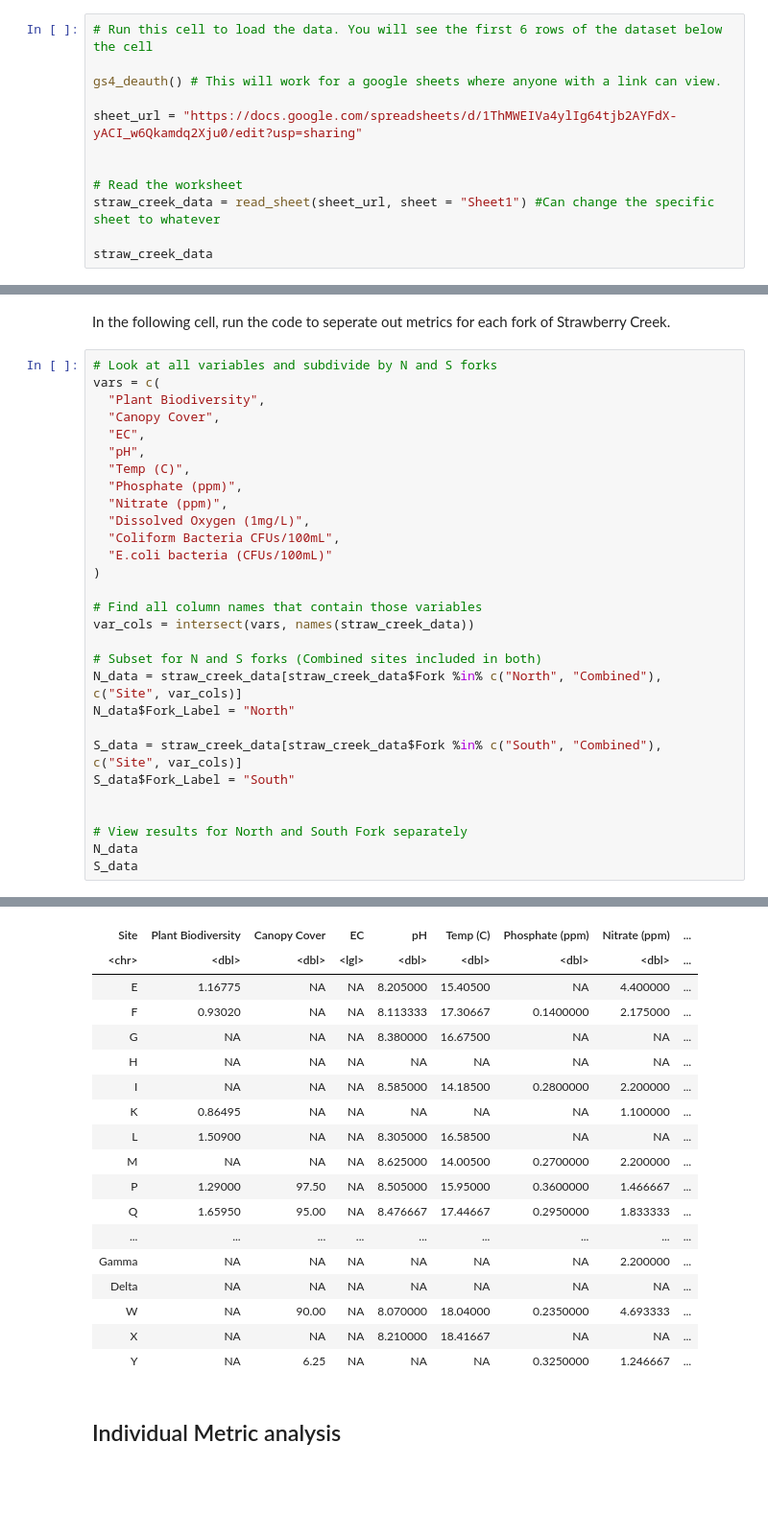
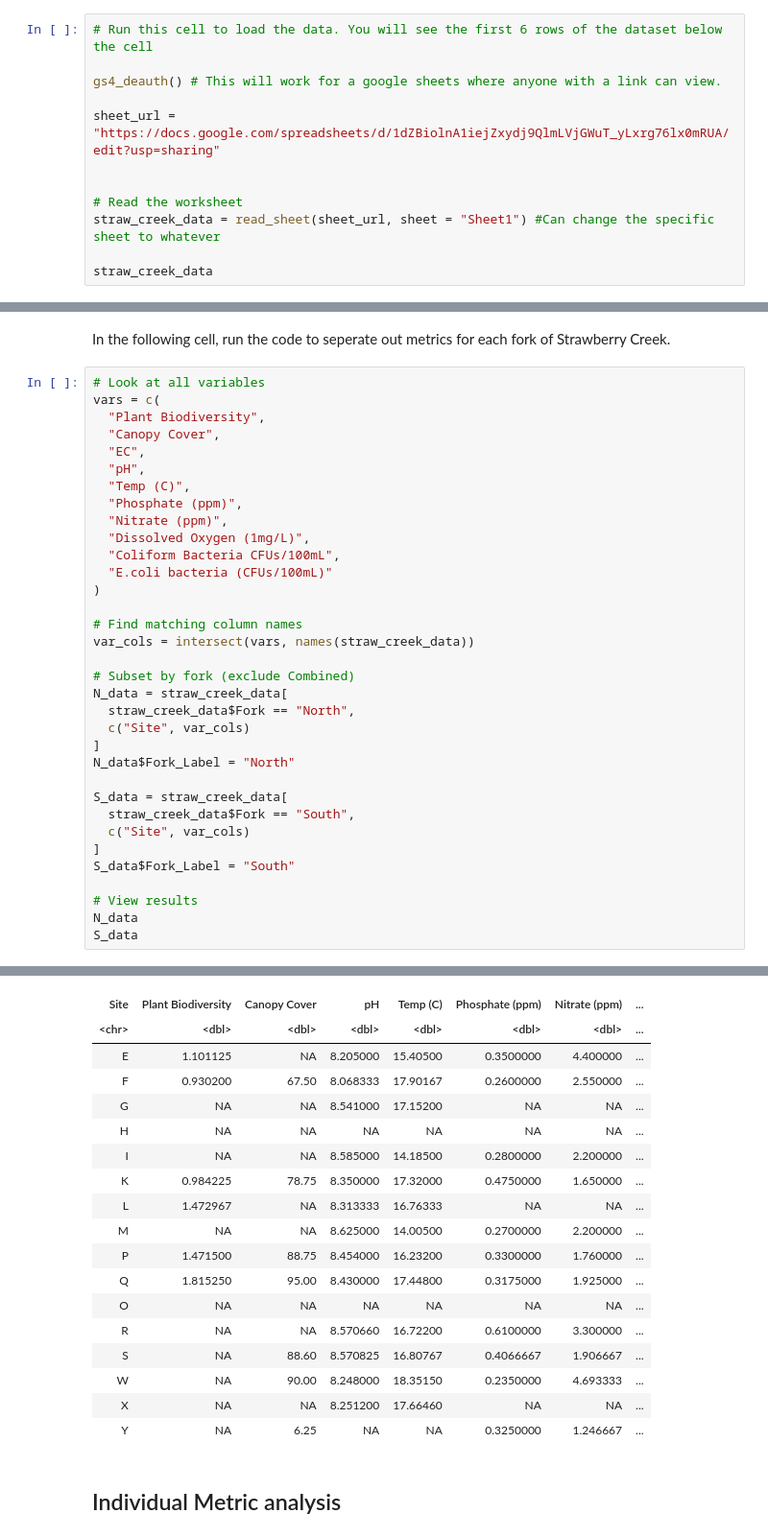
Before and after one commit to ds-modules/Bio-1B, a Jupyter notebook: Strawberry Creek/updated_straw_creek_lab_SP26.ipynb, the cells around one changed output, grey strips where cells are left out. Shown at 96% size. Cells and saved outputs as stored; diff of their text form; blank space fills up the shorter version.

```diff
--- a/Strawberry Creek/updated_straw_creek_lab_SP26.ipynb
+++ b/Strawberry Creek/updated_straw_creek_lab_SP26.ipynb
@@ -90,7 +90,7 @@ Today, we'll be using a set of data that were previously collected from Strawber
 
 gs4_deauth() # This will work for a google sheets where anyone with a link can view.
 
-sheet_url = "https://docs.google.com/spreadsheets/d/1ThMWEIVa4ylIg64tjb2AYFdX-yACI_w6Qkamdq2Xju0/edit?usp=sharing"
+sheet_url = "https://docs.google.com/spreadsheets/d/1dZBiolnA1iejZxydj9QlmLVjGWuT_yLxrg76lx0mRUA/edit?usp=sharing"
 
 
 # Read the worksheet
@@ -177,7 +177,7 @@ __Metric 8__: Anthropogenic Altertations
 
 In the following cell, run the code to seperate out metrics for each fork of Strawberry Creek.
 # %%
-# Look at all variables and subdivide by N and S forks
+# Look at all variables
 vars = c(
   "Plant Biodiversity",
   "Canopy Cover",
@@ -191,18 +191,23 @@ vars = c(
   "E.coli bacteria (CFUs/100mL)"
 )
 
-# Find all column names that contain those variables
+# Find matching column names
 var_cols = intersect(vars, names(straw_creek_data))
 
-# Subset for N and S forks (Combined sites included in both)
-N_data = straw_creek_data[straw_creek_data$Fork %in% c("North", "Combined"), c("Site", var_cols)]
+# Subset by fork (exclude Combined)
+N_data = straw_creek_data[
+  straw_creek_data$Fork == "North",
+  c("Site", var_cols)
+]
 N_data$Fork_Label = "North"
 
-S_data = straw_creek_data[straw_creek_data$Fork %in% c("South", "Combined"), c("Site", var_cols)]
+S_data = straw_creek_data[
+  straw_creek_data$Fork == "South",
+  c("Site", var_cols)
+]
 S_data$Fork_Label = "South"
 
-
-# View results for North and South Fork separately
+# View results
 N_data
 S_data
 # %% [output]
@@ -224,21 +225,21 @@ A tibble: 20 × 12
-| Site | Plant Biodiversity | Canopy Cover | EC | pH | Temp (C) | Phosphate (ppm) | Nitrate (ppm) | ... |
-| <chr> | <dbl> | <dbl> | <lgl> | <dbl> | <dbl> | <dbl> | <dbl> | ... |
-| E | 1.16775 | NA | NA | 8.205000 | 15.40500 | NA | 4.400000 | ... |
-| F | 0.93020 | NA | NA | 8.113333 | 17.30667 | 0.1400000 | 2.175000 | ... |
-| G | NA | NA | NA | 8.380000 | 16.67500 | NA | NA | ... |
-| H | NA | NA | NA | NA | NA | NA | NA | ... |
-| I | NA | NA | NA | 8.585000 | 14.18500 | 0.2800000 | 2.200000 | ... |
-| K | 0.86495 | NA | NA | NA | NA | NA | 1.100000 | ... |
-| L | 1.50900 | NA | NA | 8.305000 | 16.58500 | NA | NA | ... |
-| M | NA | NA | NA | 8.625000 | 14.00500 | 0.2700000 | 2.200000 | ... |
-| P | 1.29000 | 97.50 | NA | 8.505000 | 15.95000 | 0.3600000 | 1.466667 | ... |
-| Q | 1.65950 | 95.00 | NA | 8.476667 | 17.44667 | 0.2950000 | 1.833333 | ... |
-| ... | ... | ... | ... | ... | ... | ... | ... | ... |
-| Gamma | NA | NA | NA | NA | NA | NA | 2.200000 | ... |
-| Delta | NA | NA | NA | NA | NA | NA | NA | ... |
-| W | NA | 90.00 | NA | 8.070000 | 18.04000 | 0.2350000 | 4.693333 | ... |
-| X | NA | NA | NA | 8.210000 | 18.41667 | NA | NA | ... |
-| Y | NA | 6.25 | NA | NA | NA | 0.3250000 | 1.246667 | ... |
+| Site | Plant Biodiversity | Canopy Cover | pH | Temp (C) | Phosphate (ppm) | Nitrate (ppm) | ... |
+| <chr> | <dbl> | <dbl> | <dbl> | <dbl> | <dbl> | <dbl> | ... |
+| E | 1.101125 | NA | 8.205000 | 15.40500 | 0.3500000 | 4.400000 | ... |
+| F | 0.930200 | 67.50 | 8.068333 | 17.90167 | 0.2600000 | 2.550000 | ... |
+| G | NA | NA | 8.541000 | 17.15200 | NA | NA | ... |
+| H | NA | NA | NA | NA | NA | NA | ... |
+| I | NA | NA | 8.585000 | 14.18500 | 0.2800000 | 2.200000 | ... |
+| K | 0.984225 | 78.75 | 8.350000 | 17.32000 | 0.4750000 | 1.650000 | ... |
+| L | 1.472967 | NA | 8.313333 | 16.76333 | NA | NA | ... |
+| M | NA | NA | 8.625000 | 14.00500 | 0.2700000 | 2.200000 | ... |
+| P | 1.471500 | 88.75 | 8.454000 | 16.23200 | 0.3300000 | 1.760000 | ... |
+| Q | 1.815250 | 95.00 | 8.430000 | 17.44800 | 0.3175000 | 1.925000 | ... |
+| O | NA | NA | NA | NA | NA | NA | ... |
+| R | NA | NA | 8.570660 | 16.72200 | 0.6100000 | 3.300000 | ... |
+| S | NA | 88.60 | 8.570825 | 16.80767 | 0.4066667 | 1.906667 | ... |
+| W | NA | 90.00 | 8.248000 | 18.35150 | 0.2350000 | 4.693333 | ... |
+| X | NA | NA | 8.251200 | 17.66460 | NA | NA | ... |
+| Y | NA | 6.25 | NA | NA | 0.3250000 | 1.246667 | ... |
 # %% [markdown]
 ## Individual Metric analysis
 # %% [markdown]
```
Also changed, not shown: parts of 12 cells of this notebook, 2 other files.
